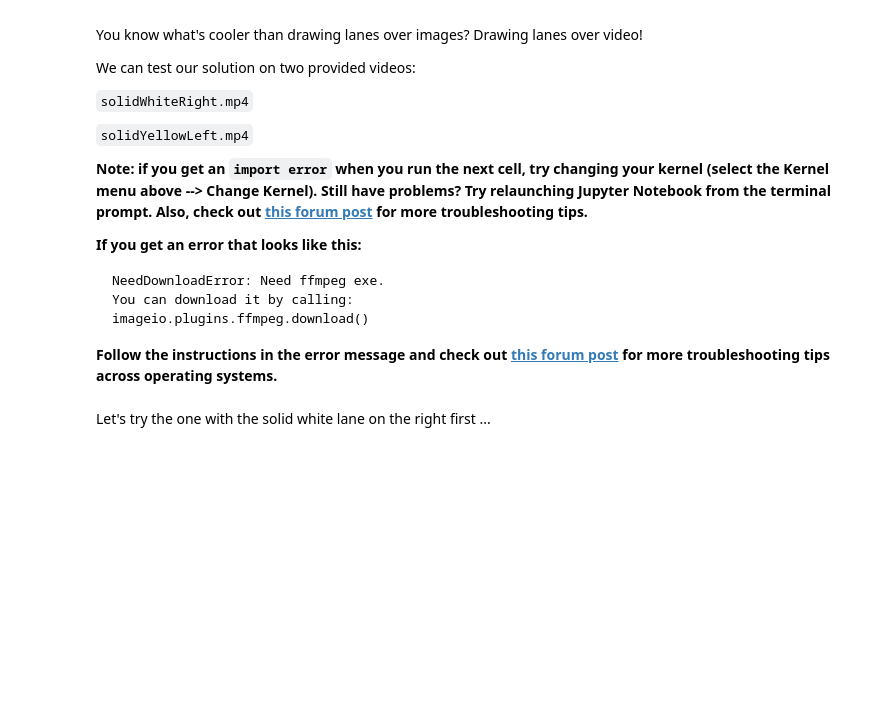
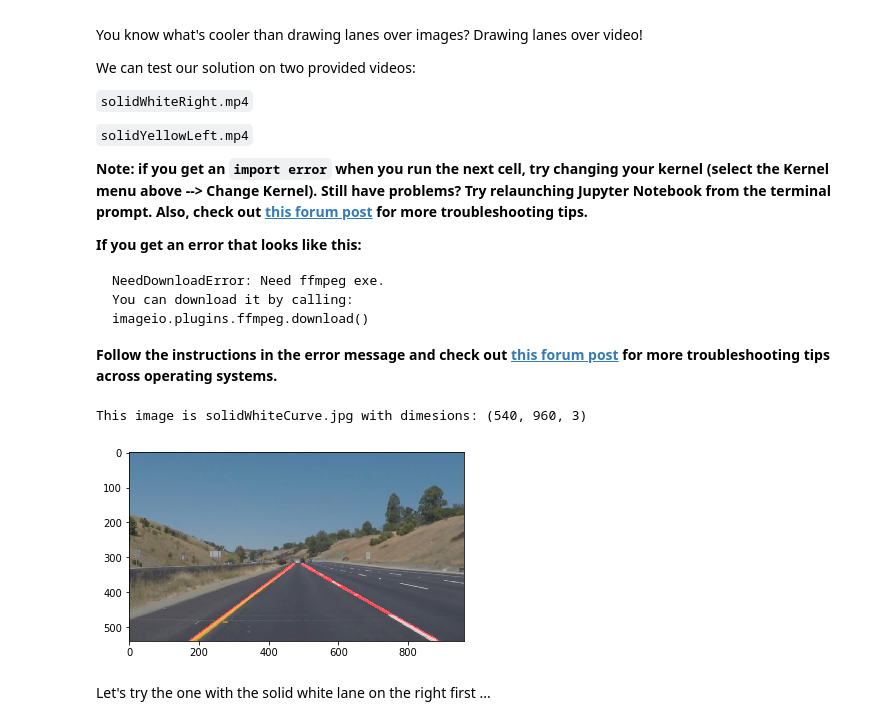
Before and after one commit to eugenn/CarND-LaneLines-P1, a Jupyter notebook: P1.ipynb, the cells around one changed output. Saved outputs shown, nothing was run; the diff lists cells and outputs as text; code cells hidden in the pictures; blank space fills up the shorter version.

Commit message:
added images with lane lines detections

```diff
--- a/P1.ipynb
+++ b/P1.ipynb
@@ -378,6 +378,26 @@ def process_image(image):
     #plt.imshow(final_img)
 
     return final_img
+# %%
+#reading and copying an image
+image = mpimg.imread('test_images/whiteCarLaneSwitch.jpg')
+image1 = np.copy(image)
+
+#printing out some stats
+print('This image is solidWhiteCurve.jpg with dimesions:', image1.shape)
+
+solidWhiteCurve_mod = np.copy(image1)
+
+final1 = process_image(solidWhiteCurve_mod)
+
+# Plotting an image with lines drawn on it
+plt.imshow(final1)
+
+#Saving the output
+mpimg.imsave('test_images/whiteCarLaneSwitch_after.jpg', final1)
+# %% [output]
+This image is solidWhiteCurve.jpg with dimesions: (540, 960, 3)
+[figure, added]
 # %% [markdown]
 Let's try the one with the solid white lane on the right first ...
 # %%
```
Also changed, not shown: parts of 1 cell of this notebook, 7 other files.
